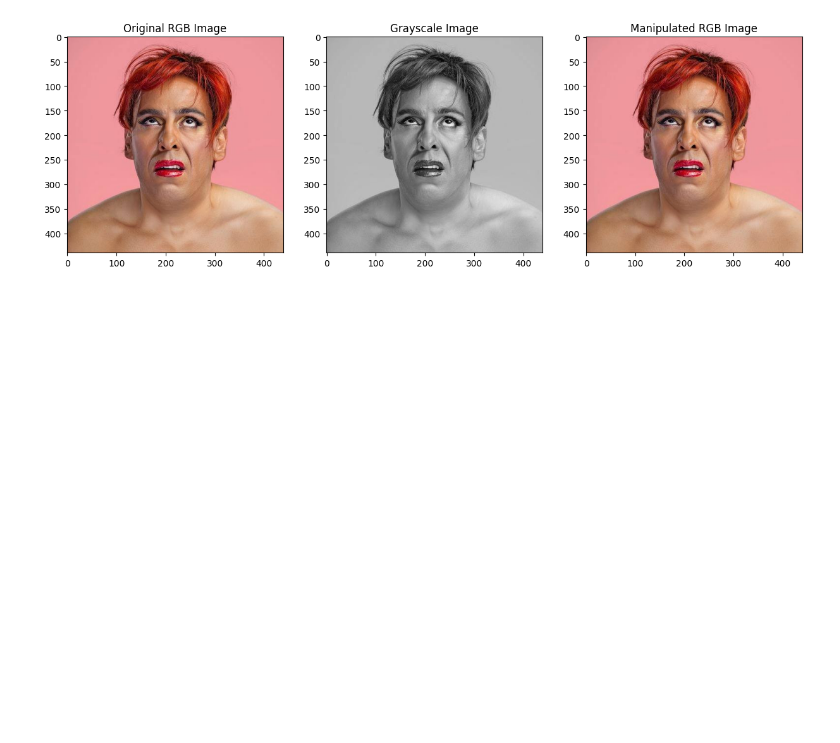
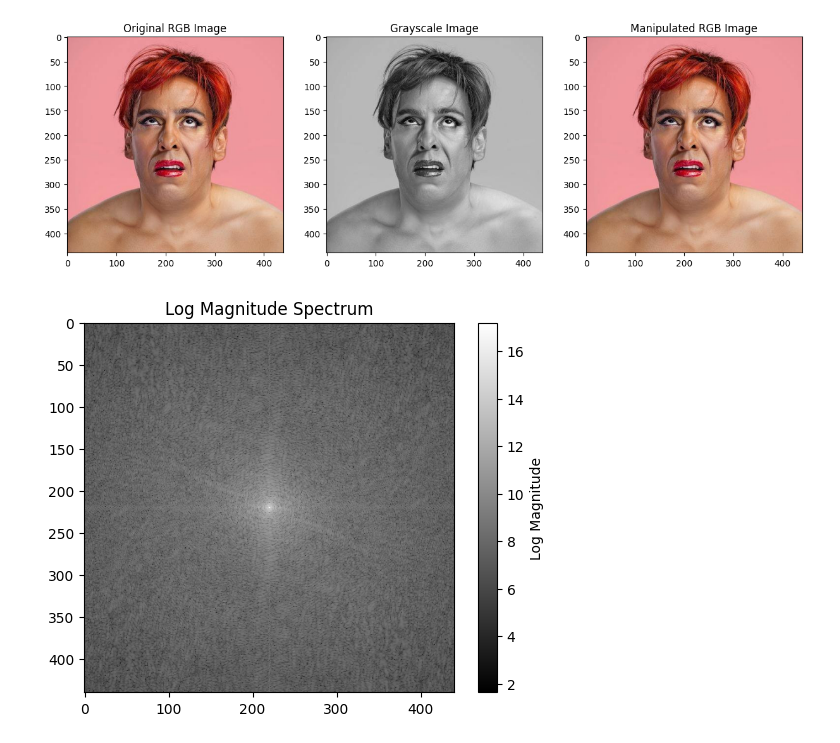
Before and after one commit to Hadartalisr/ImageProcessing, a Jupyter notebook: Ex0/images.ipynb, the cells around one changed output. Saved outputs shown, nothing was run; the diff lists cells and outputs as text; code cells hidden in the pictures; blank space fills up the shorter version.

```diff
--- a/Ex0/images.ipynb
+++ b/Ex0/images.ipynb
@@ -189,3 +189,47 @@ axes[2].set_title('Manipulated RGB Image')
 plt.show()
 # %% [output]
 [figure]
+# %%
+def compute_fft_2d(data):
+    """
+    Compute the 2D FFT of a NumPy array.
+
+    Parameters:
+    - data: 2D NumPy array
+
+    Returns:
+    - fft_result: 2D FFT of the input array
+    """
+    fft_result = np.fft.fft2(data)
+    return fft_result
+
+
+def plot_fft_magnitude_spectrum(image_fft):
+    """
+    Display the magnitude spectrum of a 2D FFT as an image.
+
+    Parameters:
+    - image_fft: Complex-valued 2D NumPy array (result of FFT)
+
+    Returns:
+    - None (displays the plot)
+    """
+    # Compute the magnitude spectrum
+    magnitude_spectrum = np.abs(image_fft)
+
+    # Shift the zero frequency components to the center
+    shifted_spectrum = np.fft.fftshift(magnitude_spectrum)
+
+    # Apply log scale for better visualization (avoid very small values dominating)
+    log_spectrum = np.log(1 + shifted_spectrum)
+
+    # Display the result as an image
+    plt.imshow(log_spectrum, cmap='gray')
+    plt.title('Log Magnitude Spectrum')
+    plt.colorbar(label='Log Magnitude')
+    plt.show()
+
+FFT = compute_fft_2d(grey_image_array)
+plot_fft_magnitude_spectrum(FFT)
+# %% [output]
+[figure, added]
```
Also changed, not shown: parts of 1 cell of this notebook, 6 other files.
